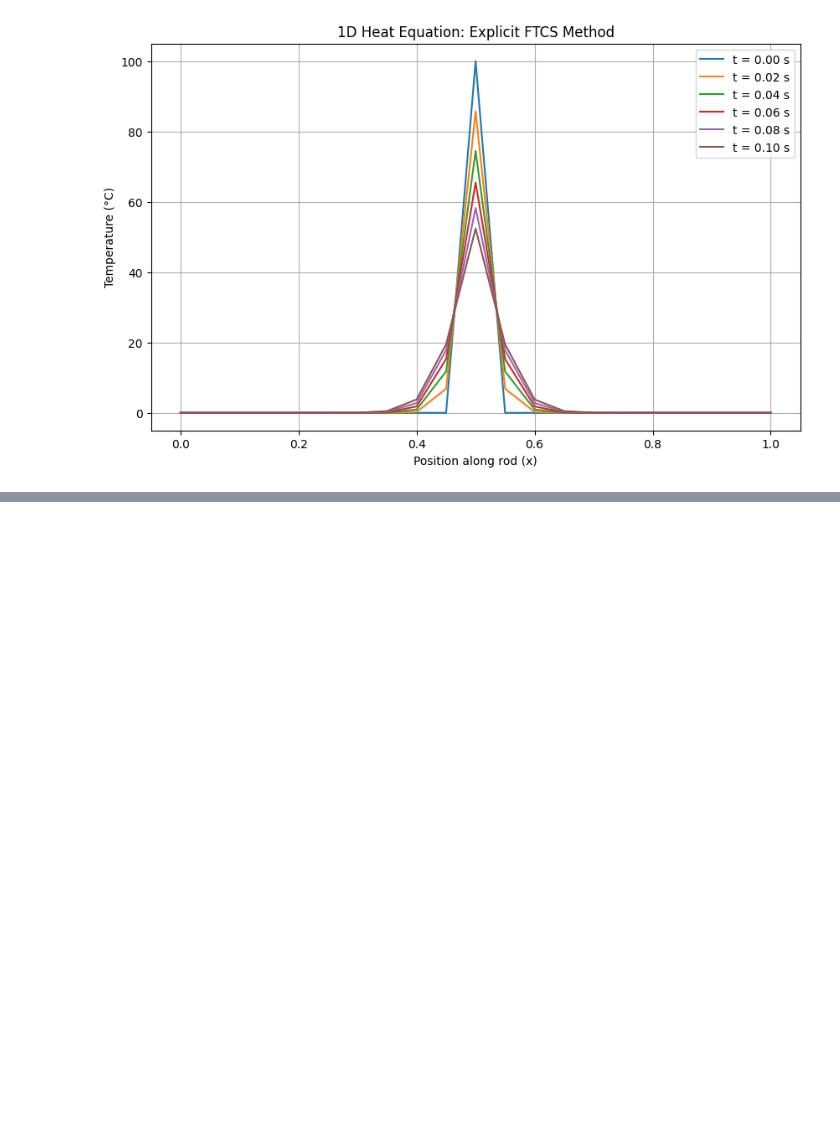
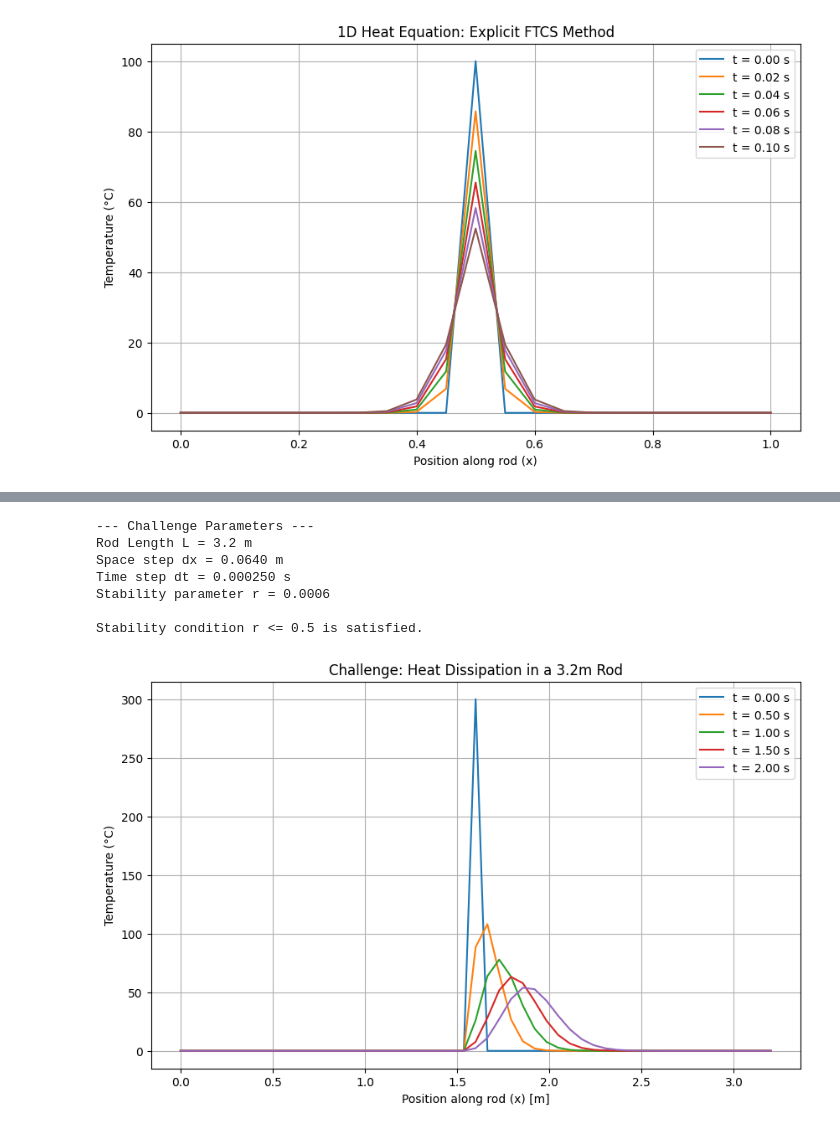
Before and after one commit to Abhinand0-0/pdecode, a Jupyter notebook: Experiment_3.ipynb, the cells around one changed output, grey strips where cells are left out. Saved outputs shown, nothing was run; the diff lists cells and outputs as text; code cells hidden in the pictures; blank space fills up the shorter version.

```diff
--- a/Experiment_3.ipynb
+++ b/Experiment_3.ipynb
@@ -137,0 +166,74 @@ Stability condition r <= 0.5 is satisfied.
+# %%
+import numpy as np
+import matplotlib.pyplot as plt
+
+# --- 1. Initialize MODIFIED Parameters ---
+L = 3.2           # New Length of the rod (meters)
+T = 2.0           # New Total simulation time (seconds)
+nx = 51           # Number of spatial grid points (odd for a center)
+# nt must be adjusted for stability. Let's start with a high value.
+nt = 8000
+alpha = 0.01      # Thermal diffusivity
+
+# --- 2. Discretize the Domain ---
+dx = L / (nx - 1)
+dt = T / nt
+
+# --- 3. Check Stability Condition ---
+r = alpha * dt / dx**2
+print(f"--- Challenge Parameters ---")
+print(f"Rod Length L = {L} m")
+print(f"Space step dx = {dx:.4f} m")
+print(f"Time step dt = {dt:.6f} s")
+print(f"Stability parameter r = {r:.4f}")
+
+if r > 0.5:
+    required_nt = (alpha * T * (nx - 1)**2) / (0.5 * L**2)
+    print(f"\n--- WARNING: STABILITY FAILED (r > 0.5) ---")
+    print(f"With nx={nx}, you need at least nt = {int(np.ceil(required_nt))} to achieve stability.")
+else:
+    print("\nStability condition r <= 0.5 is satisfied.")
+
+
+# --- 4. Set Initial and Boundary Conditions ---
+x = np.linspace(0, L, nx)
+u = np.zeros(nx)
+# Set the new initial temperature pulse at the center
+u[int((nx - 1) / 2)] = 300.0
+
+# --- 5. & 6. Time-stepping and Output ---
+u_snapshots = [u.copy()]
+snapshot_interval = nt // 4 # Store 4 snapshots over the total time
+
+for n in range(nt):
+    u_old = u.copy()
+    for i in range(1, nx - 1):
+        u[i] = u_old[i] + r * (u_old[i] + u_old[i-1] - 2*u_old[i])
+
+    if (n + 1) % snapshot_interval == 0:
+        u_snapshots.append(u.copy())
+
+# --- Plotting the results ---
+plt.figure(figsize=(10, 6))
+for i, u_snap in enumerate(u_snapshots):
+    time = i * snapshot_interval * dt
+    # The first plot is the initial condition at t=0
+    if i == 0:
+        time = 0.0
+    plt.plot(x, u_snap, label=f't = {time:.2f} s')
+
+plt.xlabel('Position along rod (x) [m]')
+plt.ylabel('Temperature (°C)')
+plt.title('Challenge: Heat Dissipation in a 3.2m Rod')
+plt.legend()
+plt.grid(True)
+plt.show()
+# %% [output]
+--- Challenge Parameters ---
+Rod Length L = 3.2 m
+Space step dx = 0.0640 m
+Time step dt = 0.000250 s
+Stability parameter r = 0.0006
+
+Stability condition r <= 0.5 is satisfied.
+[figure, added]
```
Also changed, not shown: parts of 2 cells of this notebook.
